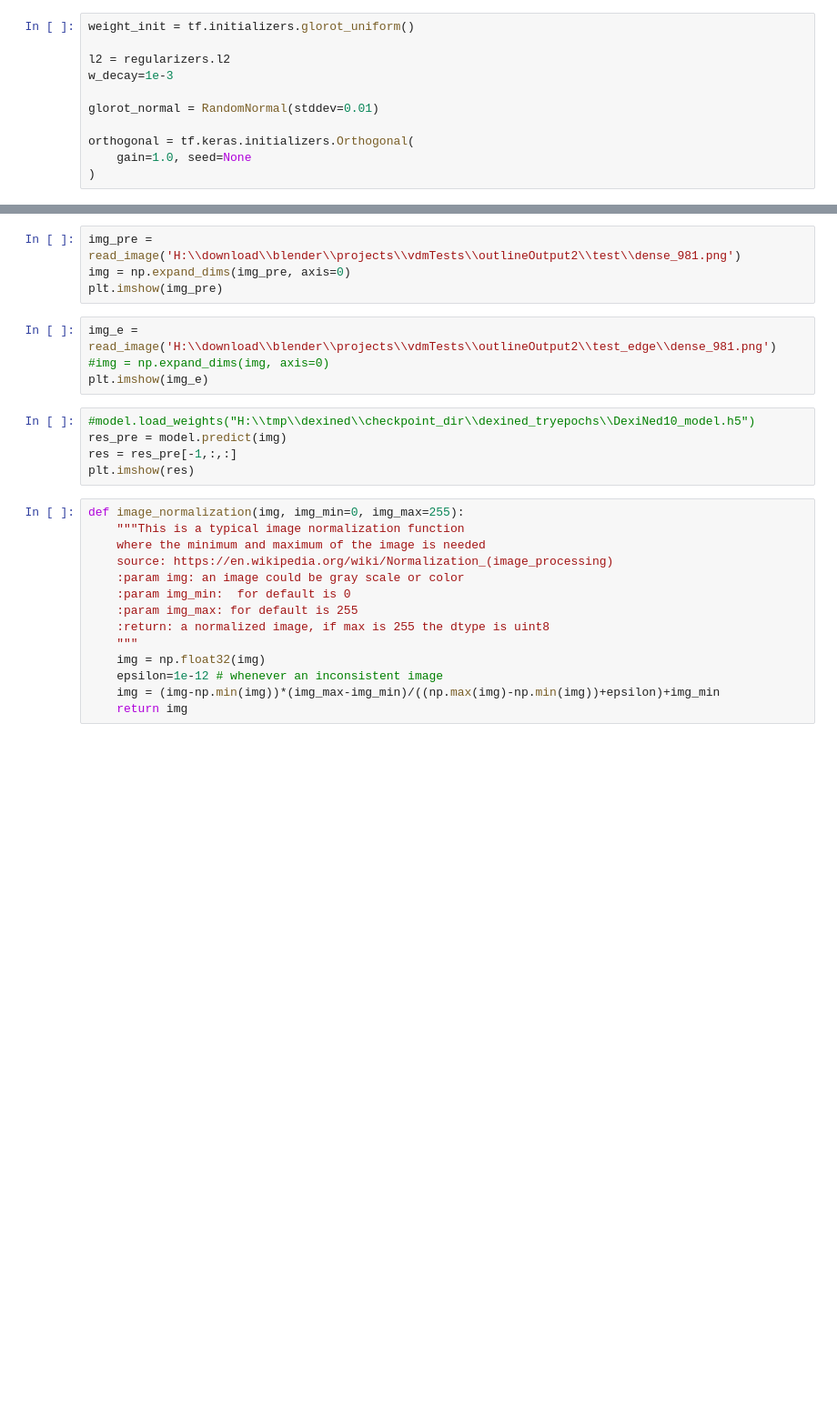
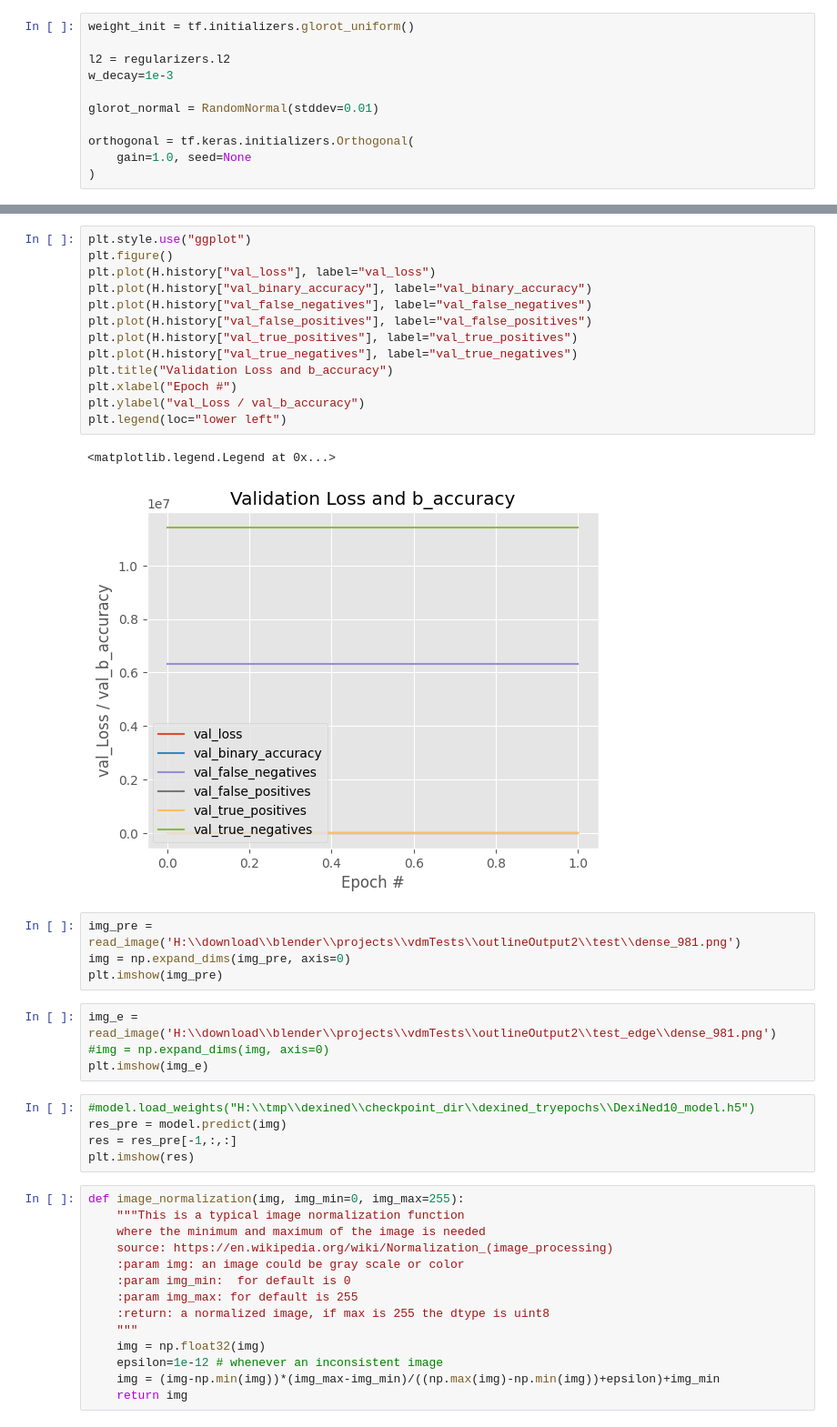
Before and after one commit to tomaszjacek/deepLearning, a Jupyter notebook: teed/teed_implementation_v3.ipynb, the cells around one changed output, grey strips where cells are left out. Shown: that part at 91% size. Drawn from its saved outputs; the diff is of its cells as text; blank space fills up the shorter version.

```diff
--- a/teed/teed_implementation_v3.ipynb
+++ b/teed/teed_implementation_v3.ipynb
@@ -296,3 +331,19 @@ KeyboardInterrupt:
+# %%
+plt.style.use("ggplot")
+plt.figure()
+plt.plot(H.history["val_loss"], label="val_loss")
+plt.plot(H.history["val_binary_accuracy"], label="val_binary_accuracy")
+plt.plot(H.history["val_false_negatives"], label="val_false_negatives")
+plt.plot(H.history["val_false_positives"], label="val_false_positives")
+plt.plot(H.history["val_true_positives"], label="val_true_positives")
+plt.plot(H.history["val_true_negatives"], label="val_true_negatives")
+plt.title("Validation Loss and b_accuracy")
+plt.xlabel("Epoch #")
+plt.ylabel("val_Loss / val_b_accuracy")
+plt.legend(loc="lower left")
+# %% [output]
+<matplotlib.legend.Legend at 0x...>
+[figure, added]
 # %%
 img_pre = read_image('H:\\download\\blender\\projects\\vdmTests\\outlineOutput2\\test\\dense_981.png')
 img = np.expand_dims(img_pre, axis=0)
```
Also changed, not shown: parts of 13 cells of this notebook.
